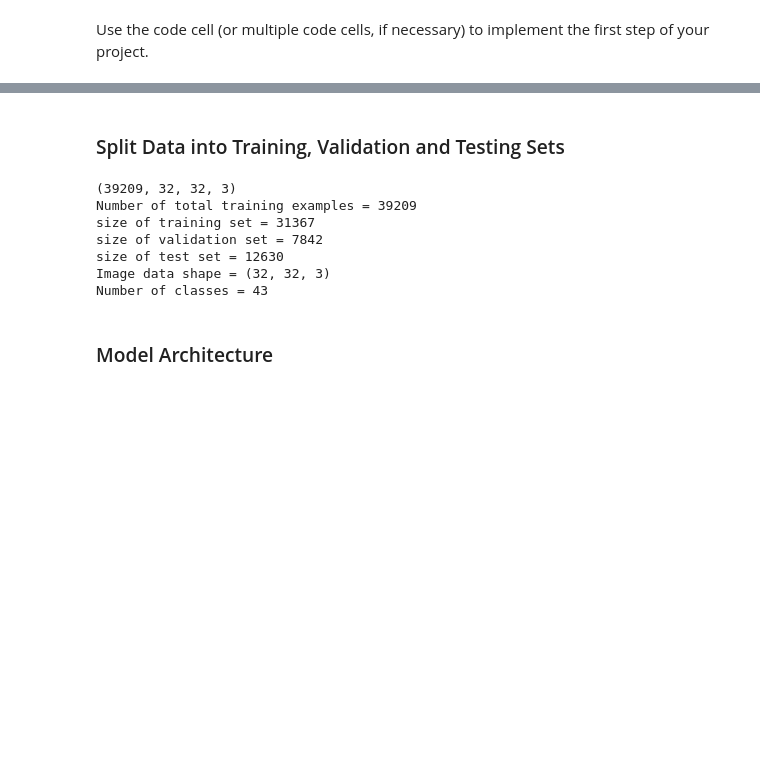
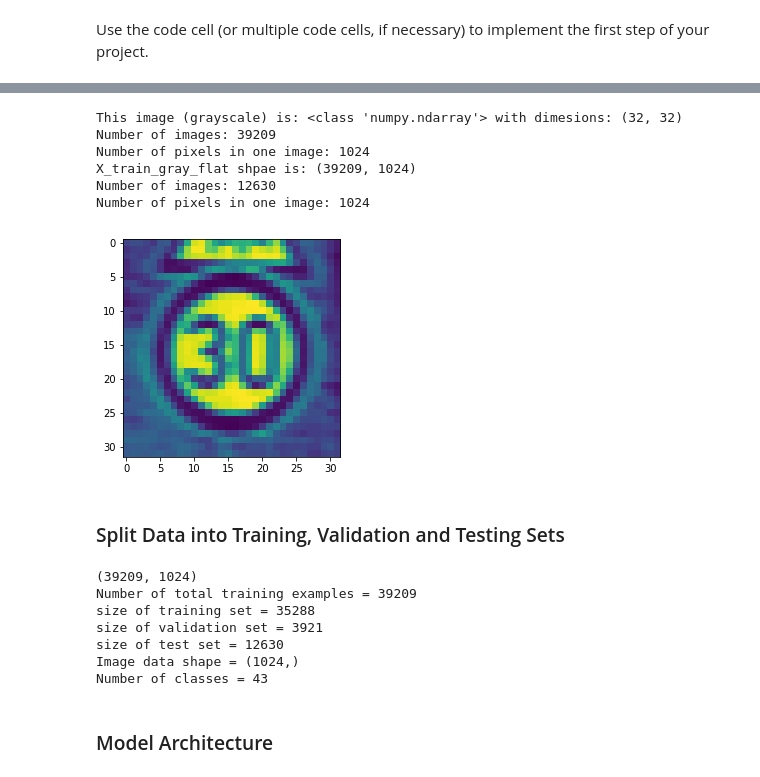
Before and after one commit to raznis/CarND-Traffic-Sign-Classifier-Project, a Jupyter notebook: Traffic_Sign_Classifier.ipynb, the cells around one changed output, grey strips where cells are left out. Cells and saved outputs as stored; diff of their text form; code cells hidden in the pictures; blank space fills up the shorter version.

```diff
--- a/Traffic_Sign_Classifier.ipynb
+++ b/Traffic_Sign_Classifier.ipynb
@@ -137,3 +137,47 @@ X_train, y_train = shuffle(X_train, y_train)
+# %%
+def rgb2gray(x):
+    nx = np.array([cv2.cvtColor(img, cv2.COLOR_BGR2GRAY) for img in x])
+    return nx
+
+def flatten_dataset(x):
+    num_img = x.shape[0] # number of image
+    print("Number of images:",num_img)
+
+    num_pix = x.shape[1]*x.shape[2] # number of pixel in an image
+    print("Number of pixels in one image:",num_pix)
+
+    # flattern the image
+    x_flat = np.reshape(x,[num_img,num_pix])
+    return x_flat
+
+# convert training data to gray scale
+X_train_gray = rgb2gray(X_train)
+image = X_train_gray[1000]
+print('This image (grayscale) is:', type(image), 'with dimesions:', image.shape)
+plt.imshow(image)
+
+X_train_gray_flat = flatten_dataset(X_train_gray)
+#X_train_gray_flat = (X_train_gray_flat - 128)/128 #normalize
+print("X_train_gray_flat shpae is: " + str(X_train_gray_flat.shape))
+# Shuffle the data
+X_train, y_train = shuffle(X_train_gray_flat, y_train)
+
+
+
+# convert tresting data to grayscale
+X_test_gray = rgb2gray(X_test)
+X_test_gray_flat = flatten_dataset(X_test_gray)
+#X_test_gray_flat = (X_test_gray_flat - 128) /128 #normalize
+
+X_test = X_test_gray_flat
+# %% [output]
+This image (grayscale) is: <class 'numpy.ndarray'> with dimesions: (32, 32)
+Number of images: 39209
+Number of pixels in one image: 1024
+X_train_gray_flat shpae is: (39209, 1024)
+Number of images: 12630
+Number of pixels in one image: 1024
+[figure, added]
 # %% [markdown]
 ### Split Data into Training, Validation and Testing Sets
 # %%
@@ -142,22 +186,22 @@ print(X_train.shape)
 ### Feel free to use as many code cells as needed.
 from sklearn.model_selection import train_test_split
 print("Number of total training examples =", len(X_train))
-X_train, X_validation, y_train, y_validation = train_test_split(X_train, y_train, test_size=0.20, random_state=42)
+X_train, X_validation, y_train, y_validation = train_test_split(X_train, y_train, test_size=0.10, random_state=42)
 assert(len(X_train) == len(y_train))
 assert(len(X_validation) == len(y_validation))
 assert(len(X_test) == len(y_test))
 print("size of training set =", len(X_train))
 print("size of validation set =", len(X_validation))
 print("size of test set =", len(X_test))
-print("Image data shape =", image_shape)
+print("Image data shape =", X_train[0].shape)
 print("Number of classes =", n_classes)
 # %% [output]
-(39209, 32, 32, 3)
+(39209, 1024)
 Number of total training examples = 39209
-size of training set = 31367
-size of validation set = 7842
+size of training set = 35288
+size of validation set = 3921
 size of test set = 12630
-Image data shape = (32, 32, 3)
+Image data shape = (1024,)
 Number of classes = 43
 # %% [markdown]
 ### Model Architecture
```
Also changed, not shown: parts of 15 cells of this notebook.
